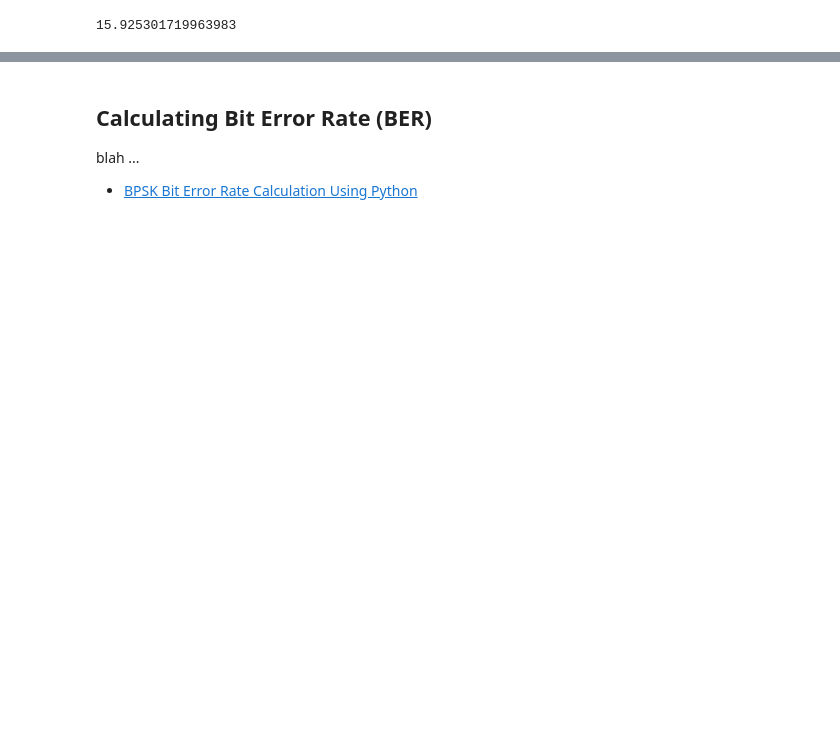
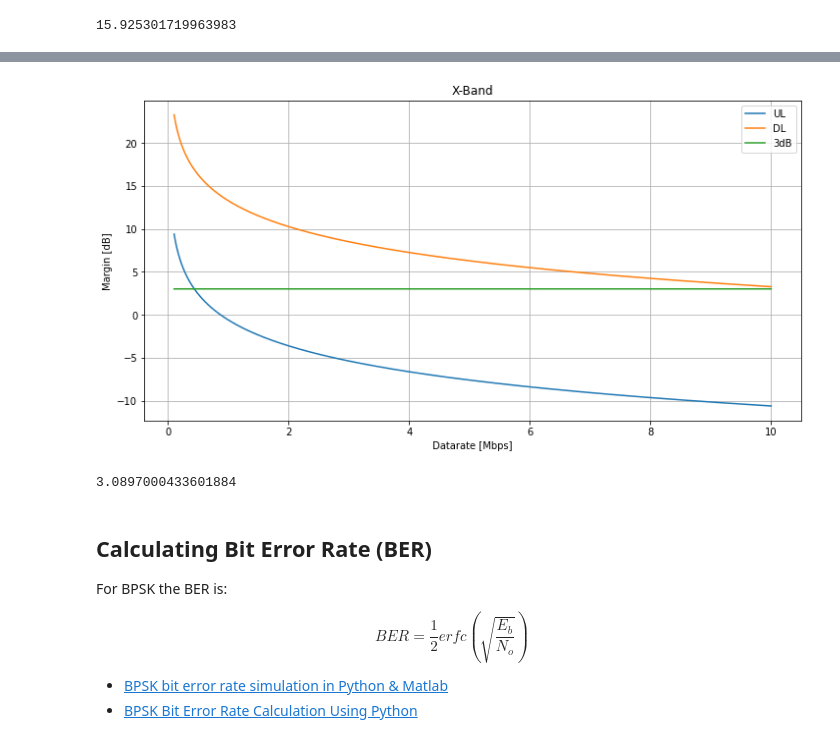
Before and after one commit to walchko/bearsnacks, a Jupyter notebook: space/draft/comm/comm-firesat.ipynb, the cells around one changed output, grey strips where cells are left out. Cells and saved outputs as stored; diff of their text form; code cells hidden in the pictures; blank space fills up the shorter version.

```diff
--- a/space/draft/comm/comm-firesat.ipynb
+++ b/space/draft/comm/comm-firesat.ipynb
@@ -237,6 +362,40 @@ X-band, up: 19.79 dB     down: 11.22 dB
+# %%
+rates = np.arange(100e3,10e6,100) # X-band rates
+eup = []
+edown = []
+for dr in rates:
+    u,d = run(dr, Xband, EML2)
+    eup.append(u-ebno)
+    edown.append(d-ebno)
+
+plt.figure(figsize=(12,6))
+plt.plot(rates/1e6, eup, label="UL")
+plt.plot(rates/1e6, edown, label="DL")
+plt.plot(rates/1e6, 3*np.ones(len(rates)), label="3dB")
+plt.grid(True)
+plt.xlabel("Datarate [Mbps]")
+plt.ylabel("Margin [dB]")
+plt.title("X-Band")
+plt.legend();
+# %% [output]
+[figure, added]
+# %%
+Gt = -2.9       # dB
+Ll = -1         # dB
+P = 10*log10(5) # dBW
+eirp = Gt+Ll+P
+eirp
+# %% [output]
+3.0897000433601884
 # %% [markdown]
 ## Calculating Bit Error Rate (BER)
 
-blah ...
+For BPSK the BER is:
 
+$$
+\DeclareMathOperator\erf{erfc}
+BER = \frac{1}{2} erfc \left( \sqrt{\frac{E_b}{N_o}} \right)
+$$
+
+- [BPSK bit error rate simulation in Python & Matlab](https://www.gaussianwaves.com/2020/07/bpsk-python-matlab-bit-error-rate-simulation/)
 - [BPSK Bit Error Rate Calculation Using Python](http://www.raymaps.com/index.php/bpsk-bit-error-rate-calculation-using-python/)
```
Also changed, not shown: parts of 21 cells of this notebook, 9 other files.
